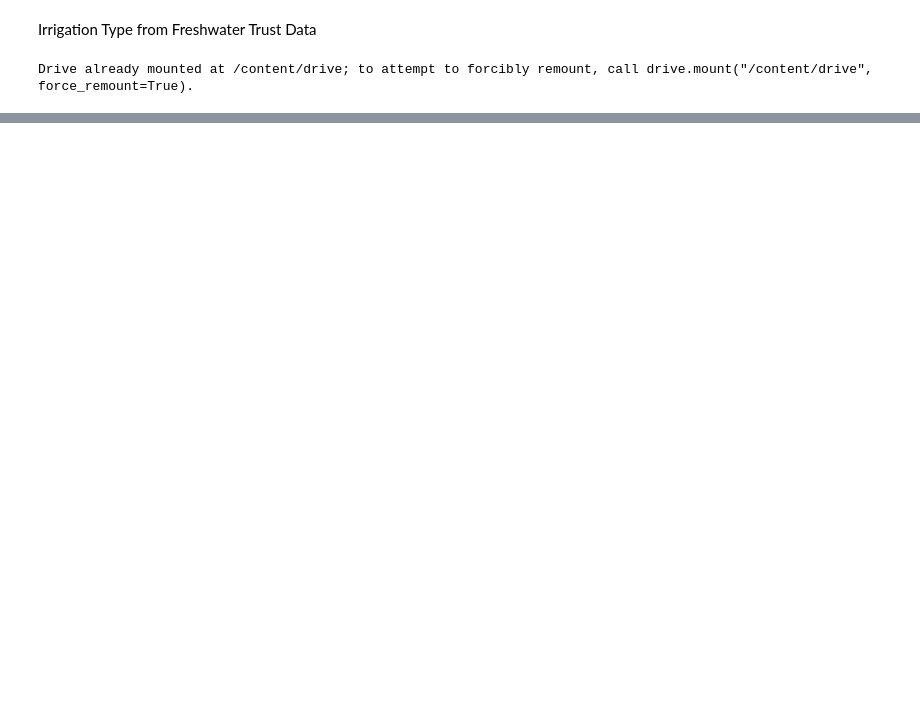
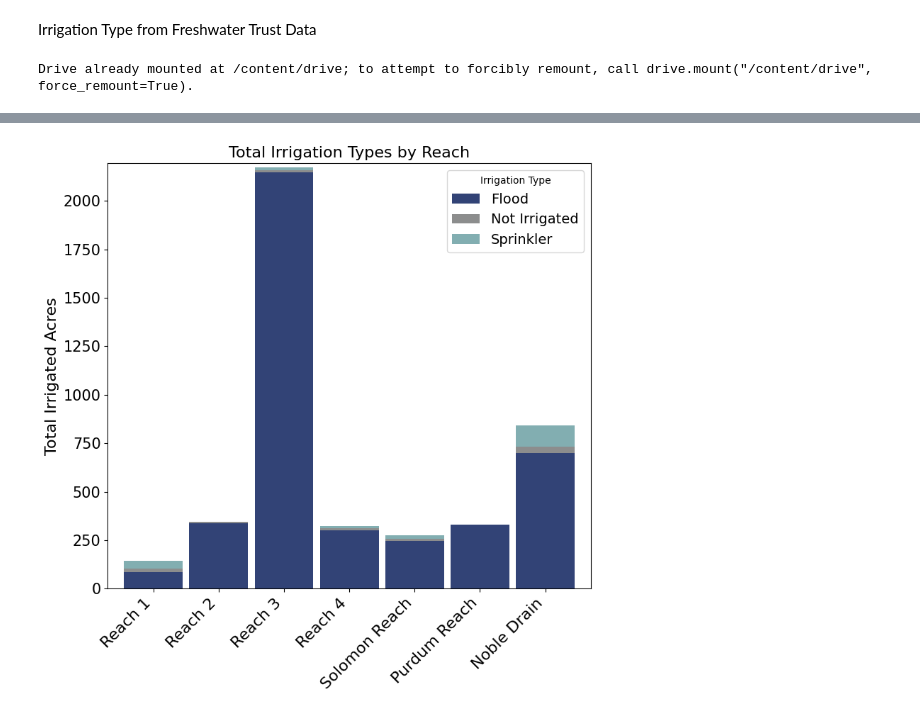
Before and after one commit to carlibeisel/mason_water_budget, a Jupyter notebook: irrigation_type_FWT.ipynb, the cells around one changed output, grey strips where cells are left out. Cells and saved outputs as stored; diff of their text form; code cells hidden in the pictures; blank space fills up the shorter version.

```diff
--- a/irrigation_type_FWT.ipynb
+++ b/irrigation_type_FWT.ipynb
@@ -19,4 +214,4 @@ Drive already mounted at /content/drive; to attempt to forcibly remount, call dr
 # %%
-# import irrigation and reach shapefiles
+# FWT shapefile of irrigation type based on ML, satellite imagery, & OpenET
 irrigation_type = gpd.read_file('/content/drive/MyDrive/Data/Mason/data_input/fwt_irrigation_runoff/mason_creek_fields/mason_creek_fields.shp')
-reaches = gpd.read_file('/content/drive/MyDrive/Data/Mason/data_input/reach_shapefile/MasonReaches/MasonReaches.shp')
+reaches = gpd.read_file('/content/drive/MyDrive/Data/Mason/data_input/reach_shapefile/Reach_Final/Reach_Final.shp')
@@ -130,0 +245,66 @@ Irrigation types within reach Reach 1 (in acres):
+# %%
+## ----------------------##
+#     Stacked Bar Plot    #
+## ----------------------##
+
+# acres
+
+# stacked bar plot of irrigation type by reach
+
+custom_palette = {
+    'Not Irrigated': '#8C8D8D',  # gray
+    'Drip': '#BA3F1D',           # rust
+    'Sprinkler': '#82AEB1',      # light blue
+    'Flood': '#324376'           # navy blue
+}
+
+
+irrigation_type = irrigation_type.to_crs(epsg=32611)
+reaches = reaches.to_crs(epsg=32611)  # reproject reaches to the same CRS
+
+
+irrigation_type['irr_acres'] = irrigation_type.geometry.area * 0.000247105  # calculate the area of irrigation type in acres
+reach_data = []
+
+for reach_name in reaches['Name'].unique():
+    selected_reach = reaches[reaches['Name'] == reach_name]
+    joined_data = gpd.sjoin(irrigation_type, selected_reach, how='inner', predicate='intersects')
+
+    # group by irrigation type to sum the area in acres for each reach
+    irrigation_in_reach = joined_data.groupby('irr_type')['irr_acres'].sum().reset_index()
+    irrigation_in_reach['reach_name'] = reach_name
+
+    reach_data.append(irrigation_in_reach)
+
+# Combine all the reach data into one DataFrame
+reach_data_df = pd.concat(reach_data, ignore_index=True)
+
+reach_pivot = reach_data_df.pivot(index='reach_name', columns='irr_type', values='irr_acres').fillna(0)
+custom_order = ['Reach 1', 'Reach 2', 'Reach 3', 'Reach 4', 'Solomon Reach', 'Purdum Reach', 'Noble Drain']
+reach_pivot = reach_pivot.reindex(custom_order)
+colors = [custom_palette.get(irrig_type, '#D3D3D3') for irrig_type in reach_pivot.columns]
+fig, ax = plt.subplots(figsize=(8, 8))
+
+# Plot the data
+reach_pivot.plot(
+    kind='bar', stacked=True, ax=ax, width=0.9, color=colors
+)
+
+# Set labels and title
+ax.set_xlabel('', fontsize=16)
+ax.set_ylabel('Total Irrigated Acres', fontsize=16)  # Updated label to reflect total acres
+ax.set_title('Total Irrigation Types by Reach', fontsize=16)
+
+# Customize ticks and labels
+plt.xticks(rotation=45, ha='right', fontsize=16)
+plt.yticks(fontsize=15)
+
+# Adjust y-axis limits
+max_area = reach_pivot.sum(axis=1).max()
+ax.set_ylim(0, max_area * 1.01)
+plt.legend(reach_pivot.columns, loc="upper right", fontsize=14, title="Irrigation Type")
+plt.tight_layout()
+plt.savefig('/content/drive/MyDrive/Carli Thesis/Figures/Water Budget/reach_irrigation_type.png', dpi=300, bbox_inches='tight')
+plt.show()
+# %% [output]
+[figure, added]
```
Also changed, not shown: parts of 13 cells of this notebook.
